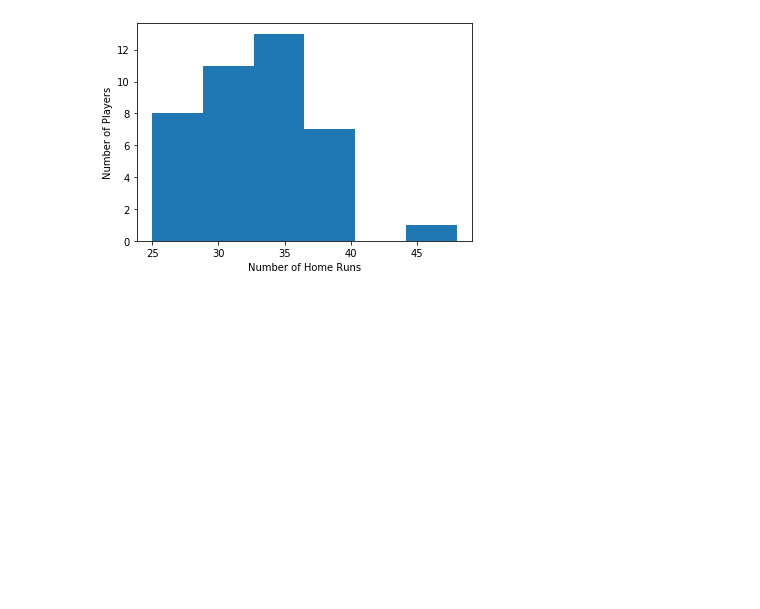
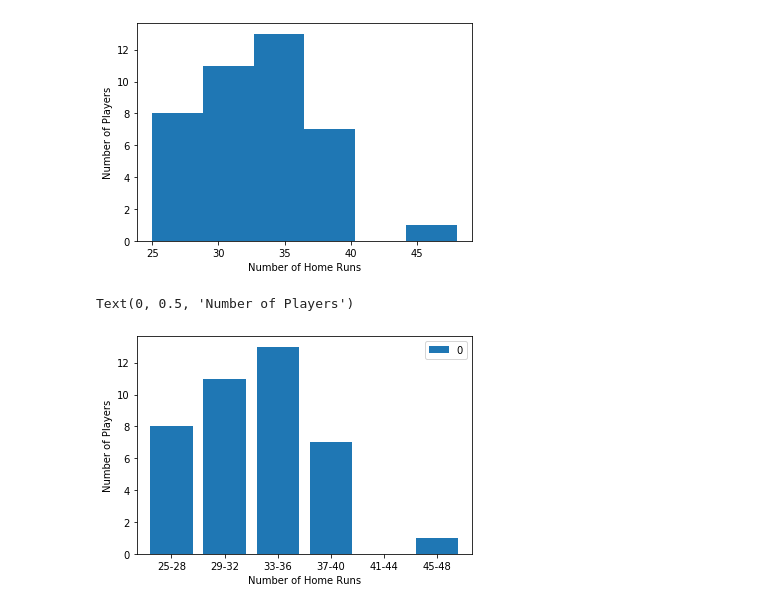
Before and after one commit to paulaonea/python-humongous-book-of-statistics, a Jupyter notebook: Chapter 1 - Displaying Descriptive Statistics.ipynb, the cells around one changed output. Cells and saved outputs as stored; diff of their text form; code cells hidden in the pictures; blank space fills up the shorter version.

```diff
--- a/Chapter 1 - Displaying Descriptive Statistics.ipynb
+++ b/Chapter 1 - Displaying Descriptive Statistics.ipynb
@@ -133,13 +141,30 @@ Text(0, 0.5, 'Number of Tanks')
 # %% [markdown]
 ## Problem 1.10
 # %%
-home_runs = pd.Series([48,40,38,37,37,37,37,37,36,36,
-                     35,34,34,34,33,33,33,33,33,33,
-                     33,32,32,32,32,32,31,31,29,29,
-                     29,29,28,28,27,27,27,27,27,25])
+home_runs = pd.Series([
+    48,40,38,37,37,37,37,37,36,36,
+    35,34,34,34,33,33,33,33,33,33,
+    33,32,32,32,32,32,31,31,29,29,
+    29,29,28,28,27,27,27,27,27,25])
 hist3 = home_runs.plot(kind='hist', bins=6)
 hist3.set_xlabel('Number of Home Runs')
 hist3.set_ylabel('Number of Players')
 # %% [output]
 Text(0, 0.5, 'Number of Players')
 [figure]
+# %%
+dict2 = {'25-28': len([x for x in home_runs if 25 <= x <= 28]),
+        '29-32': len([x for x in home_runs if 29 <= x <= 32]),
+        '33-36': len([x for x in home_runs if 33 <= x <= 36]),
+        '37-40': len([x for x in home_runs if 37 <= x <= 40]),
+        '41-44': len([x for x in home_runs if 41 <= x <= 44]),
+        '45-48': len([x for x in home_runs if 48 <= x <= 48]),
+        }
+# %%
+home_runs1 = pd.DataFrame.from_dict(dict2, orient='index')
+chart = home_runs1.plot(kind='bar', rot=0, width=0.8)
+chart.set_xlabel('Number of Home Runs')
+chart.set_ylabel('Number of Players')
+# %% [output]
+Text(0, 0.5, 'Number of Players')
+[figure, added]
```
Also changed, not shown: parts of 3 cells of this notebook.
